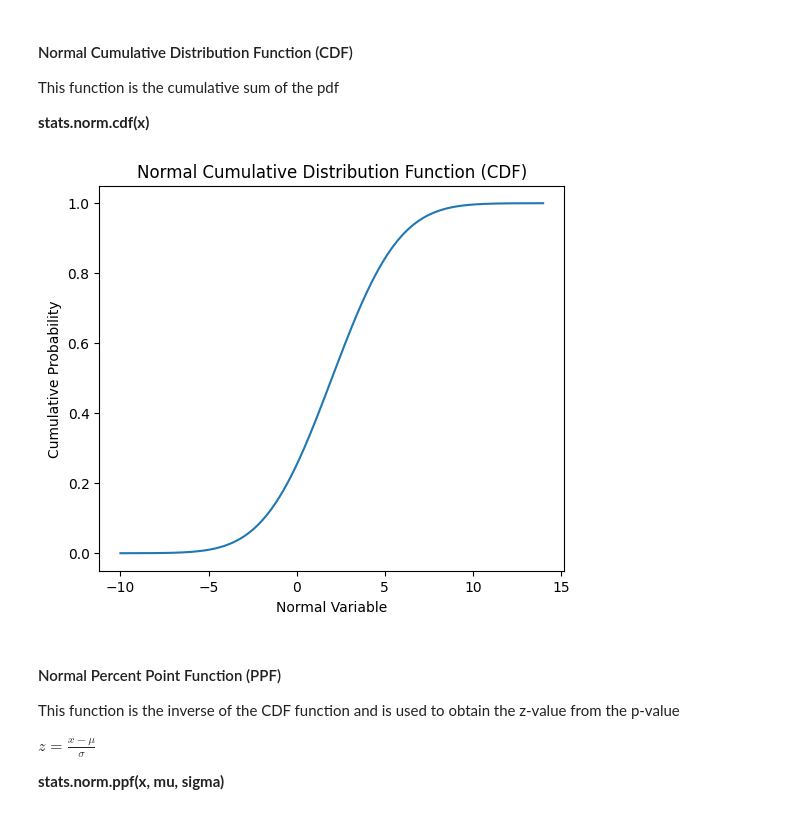
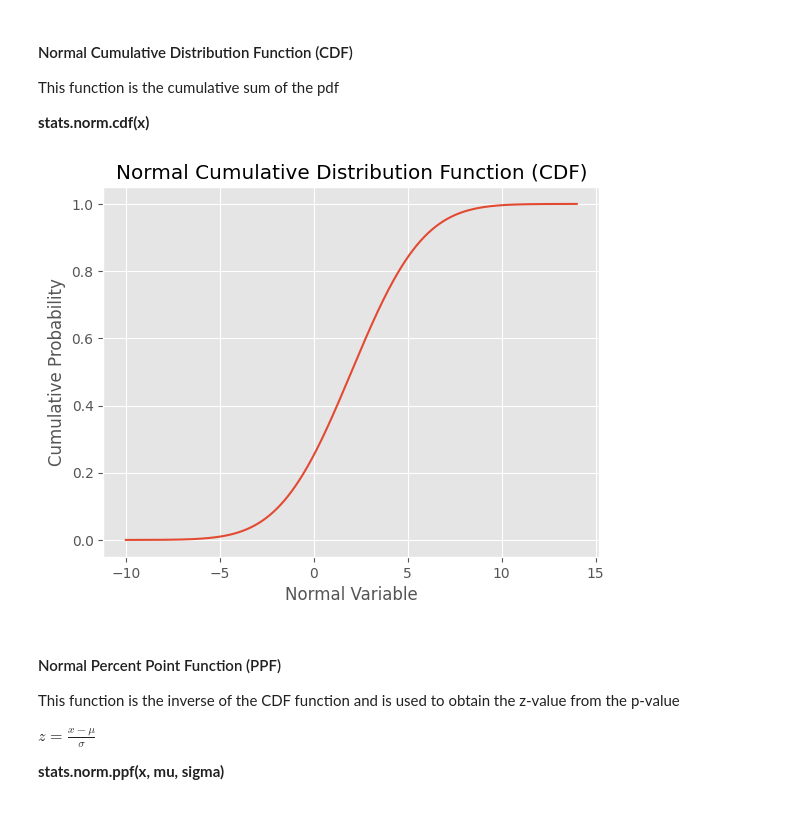
Before and after one commit to samtaba/Statistics, a Jupyter notebook: Statistics.ipynb, the cells around one changed output. Drawn from its saved outputs; the diff is of its cells as text; code cells hidden in the pictures.

```diff
--- a/Statistics.ipynb
+++ b/Statistics.ipynb
@@ -34,6 +34,8 @@ We consider a uniform PDF from 0 to 1 using the SciPy function
 import numpy as np
 import scipy.stats as stats
 import matplotlib.pyplot as plt
+
+plt.style.use('ggplot')
 # %%
 x = np.linspace(-0.2, 1.2, 1000)
 
@@ -165,23 +162,21 @@ This function is the cumulative sum of the pdf
 # %%
 x = np.arange(-10, 14, 0.01)
 
 mu = 2
 
 sigma = 3
 
 y = stats.norm.cdf(x, mu, sigma)
 
-plt.figure(figsize=(6,5))
-
 plt.plot(x, y)
 
 plt.title("Normal Cumulative Distribution Function (CDF)")
 plt.xlabel("Normal Variable")
 plt.ylabel("Cumulative Probability")
 
 plt.show()
 # %% [output]
-[figure, old version]
+[figure, new version]
 # %% [markdown]
 #### Normal Percent Point Function (PPF)
 
```
Also changed, not shown: parts of 7 cells of this notebook.
